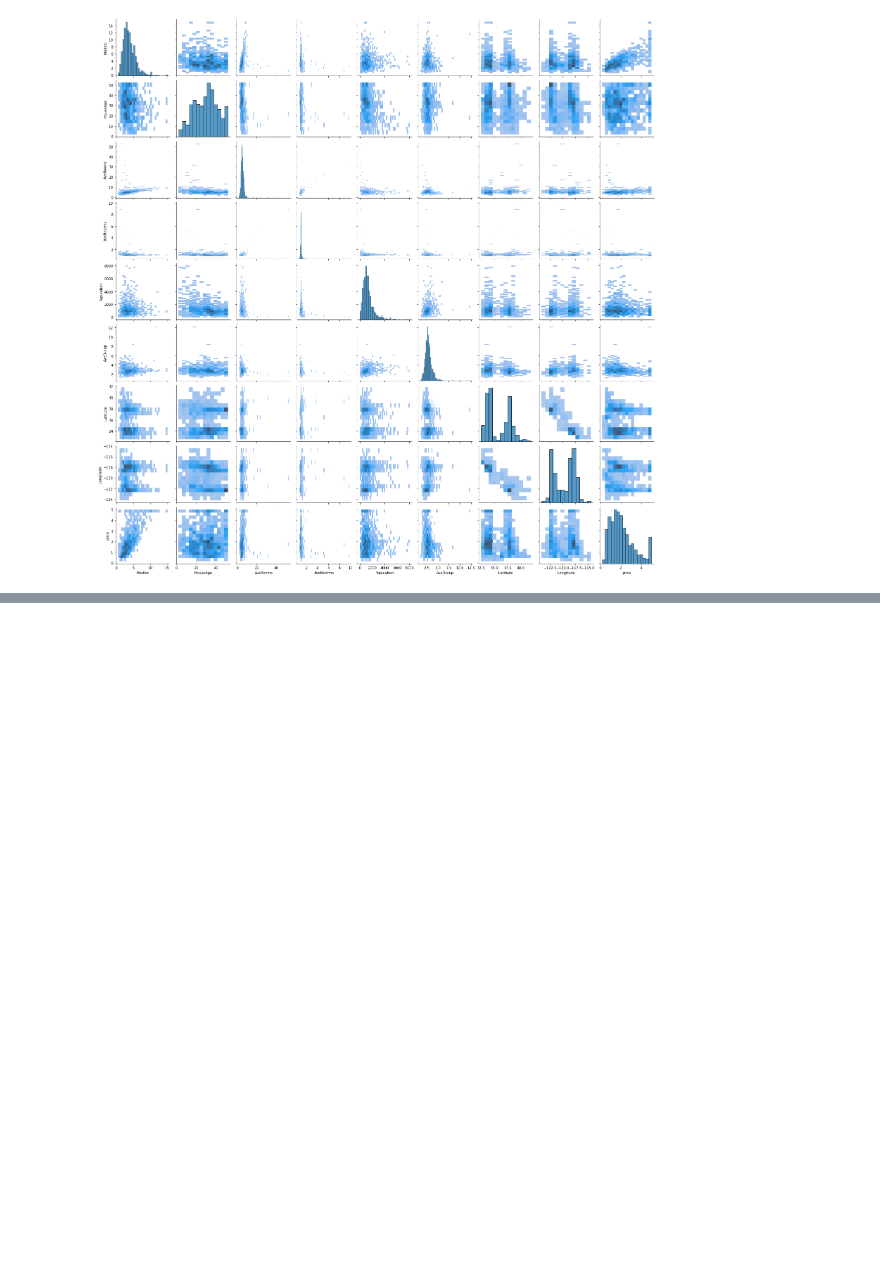
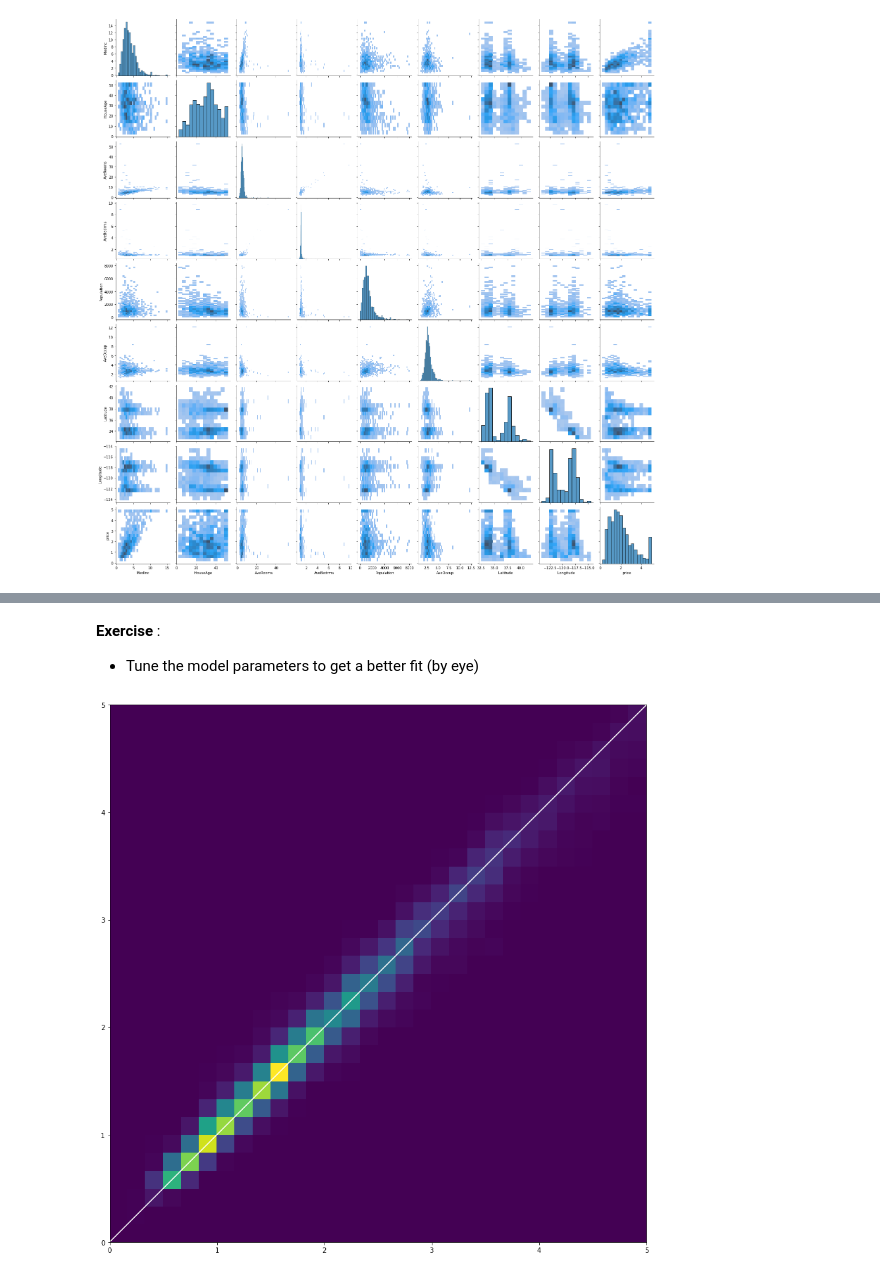
Before and after one commit to cbernet/introduction_machine_learning, a Jupyter notebook: notebooks/supervised_learning/xgboost_housing.ipynb, the cells around one changed output, grey strips where cells are left out. Drawn from its saved outputs; the diff is of its cells as text; code cells hidden in the pictures; blank space fills up the shorter version.

```diff
--- a/notebooks/supervised_learning/xgboost_housing.ipynb
+++ b/notebooks/supervised_learning/xgboost_housing.ipynb
@@ -172,0 +211,19 @@ xgb.plot_tree(bst, ax=ax, num_trees=30)
+# %% [markdown]
+**Exercise** :
+
+* Tune the model parameters to get a better fit (by eye)
+# %%
+from xgboost import XGBRegressor
+param = {'max_depth':10,
+         'gamma':0,
+         'learning_rate':0.1,
+         'n_jobs':1,
+         'objective':'reg:squarederror',
+         'n_estimators':100}
+
+bst = XGBRegressor(**param)
+bst.fit(x, y, verbose=True)
+preds = bst.predict(x)
+plot(y, preds)
+# %% [output]
+[figure, added]
```
Also changed, not shown: parts of 22 cells of this notebook.
